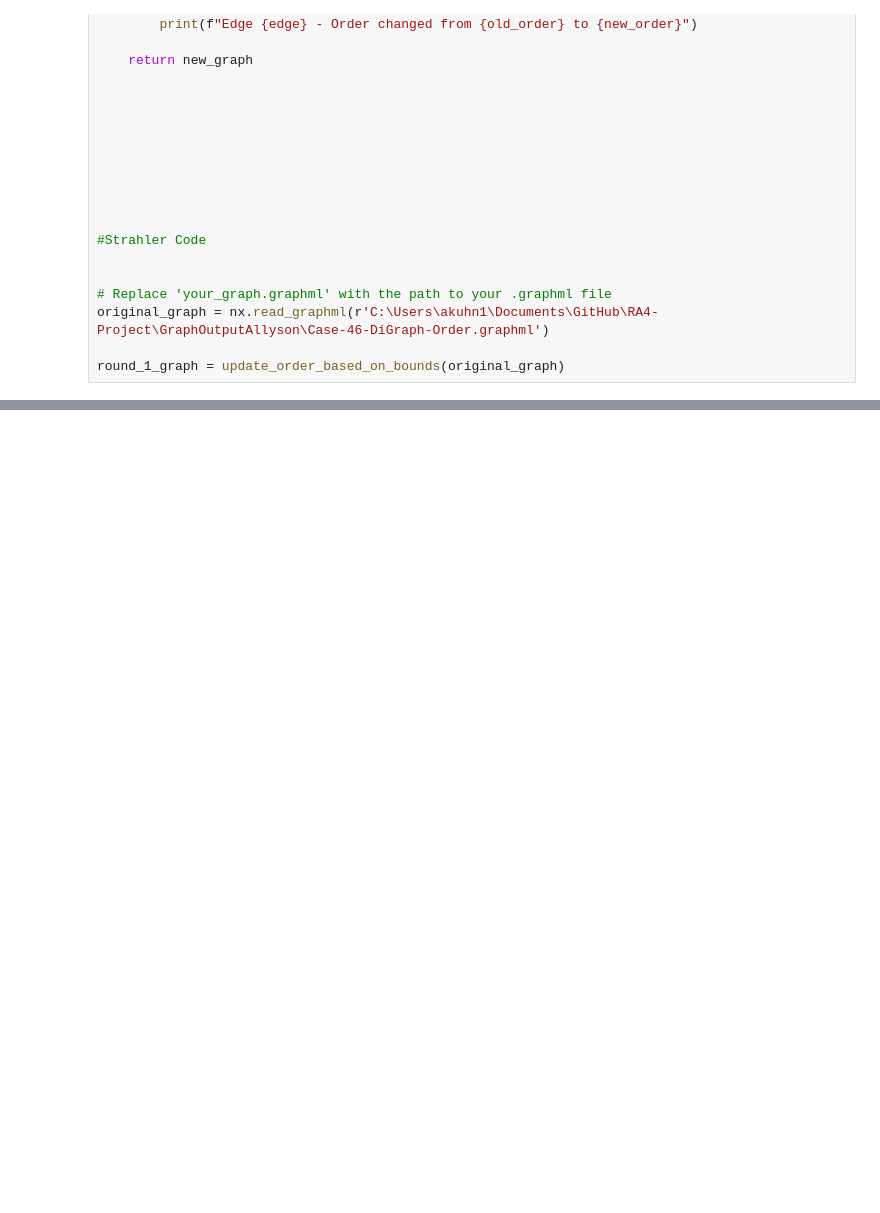
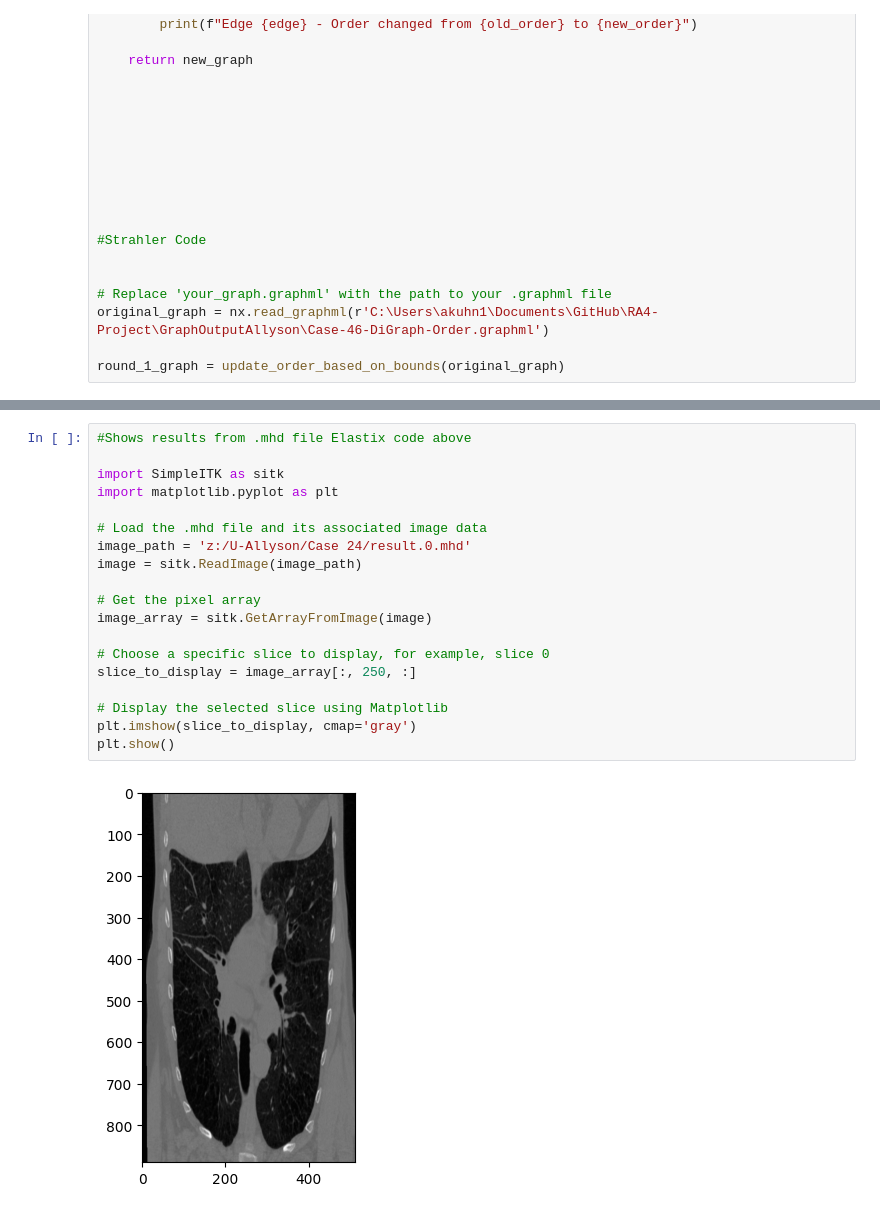
Before and after one commit to seyhosseini/RA4-Project, a Jupyter notebook: C20-AllysonExperiment.ipynb, the cells around one changed output, grey strips where cells are left out. Drawn from its saved outputs; the diff is of its cells as text; blank space fills up the shorter version.

```diff
--- a/C20-AllysonExperiment.ipynb
+++ b/C20-AllysonExperiment.ipynb
@@ -1673,0 +1746,21 @@ round_1_graph = update_order_based_on_bounds(original_graph)
+# %%
+#Shows results from .mhd file Elastix code above
+
+import SimpleITK as sitk
+import matplotlib.pyplot as plt
+
+# Load the .mhd file and its associated image data
+image_path = 'z:/U-Allyson/Case 24/result.0.mhd'
+image = sitk.ReadImage(image_path)
+
+# Get the pixel array
+image_array = sitk.GetArrayFromImage(image)
+
+# Choose a specific slice to display, for example, slice 0
+slice_to_display = image_array[:, 250, :]
+
+# Display the selected slice using Matplotlib
+plt.imshow(slice_to_display, cmap='gray')
+plt.show()
+# %% [output]
+[figure, added]
```
Also changed, not shown: parts of 3 cells of this notebook.
